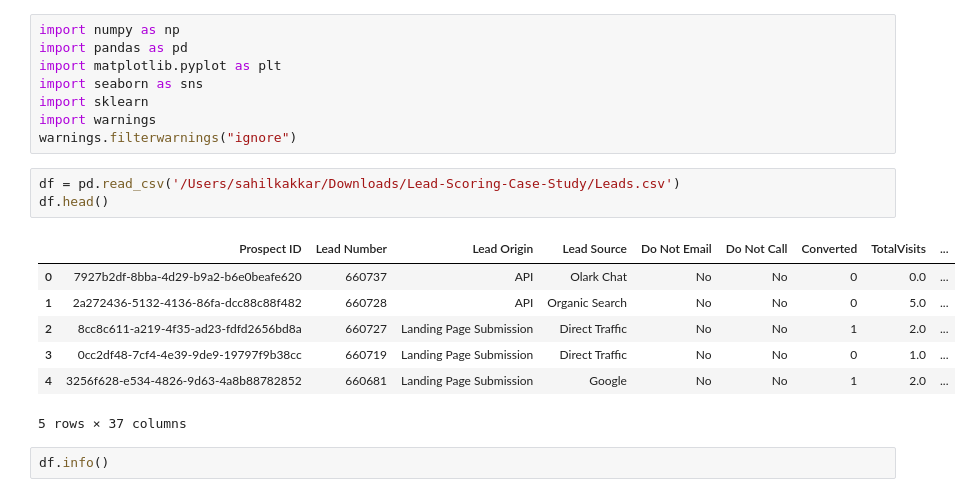
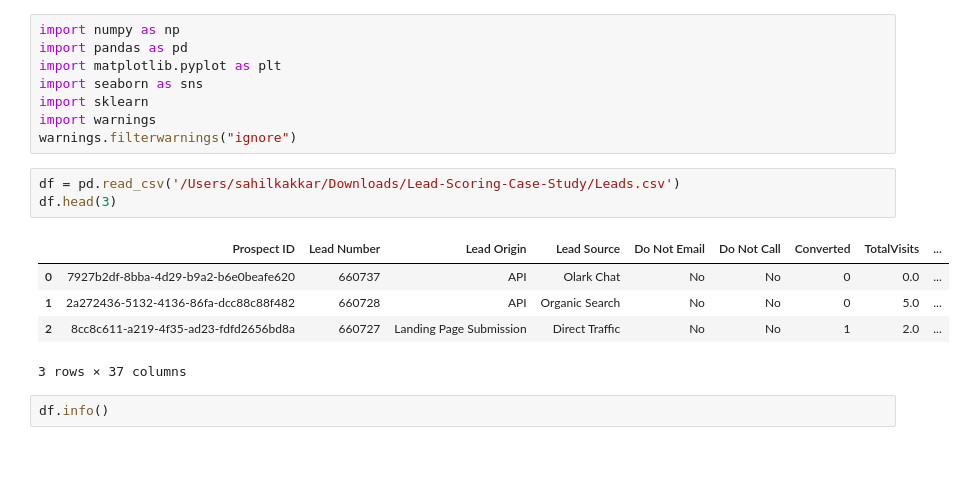
Before and after one commit to Sahil1776/Lead-Scoring-Case-Study, a Jupyter notebook: Model.ipynb, the cells around one changed output. Drawn from its saved outputs; the diff is of its cells as text; blank space fills up the shorter version.

```diff
--- a/Model.ipynb
+++ b/Model.ipynb
@@ -10,15 +10,13 @@ import warnings
 warnings.filterwarnings("ignore")
 # %%
 df = pd.read_csv('/Users/sahilkakkar/Downloads/Lead-Scoring-Case-Study/Leads.csv')
-df.head()
+df.head(3)
 # %% [output]
 |  | Prospect ID | Lead Number | Lead Origin | Lead Source | Do Not Email | Do Not Call | Converted | TotalVisits | ... |
 | 0 | 7927b2df-8bba-4d29-b9a2-b6e0beafe620 | 660737 | API | Olark Chat | No | No | 0 | 0.0 | ... |
 | 1 | 2a272436-5132-4136-86fa-dcc88c88f482 | 660728 | API | Organic Search | No | No | 0 | 5.0 | ... |
 | 2 | 8cc8c611-a219-4f35-ad23-fdfd2656bd8a | 660727 | Landing Page Submission | Direct Traffic | No | No | 1 | 2.0 | ... |
-| 3 | 0cc2df48-7cf4-4e39-9de9-19797f9b38cc | 660719 | Landing Page Submission | Direct Traffic | No | No | 0 | 1.0 | ... |
-| 4 | 3256f628-e534-4826-9d63-4a8b88782852 | 660681 | Landing Page Submission | Google | No | No | 1 | 2.0 | ... |
-5 rows × 37 columns
+3 rows × 37 columns
 # %%
 df.info()
 # %% [output]
```
Also changed, not shown: parts of 192 cells of this notebook, 2 other files.
